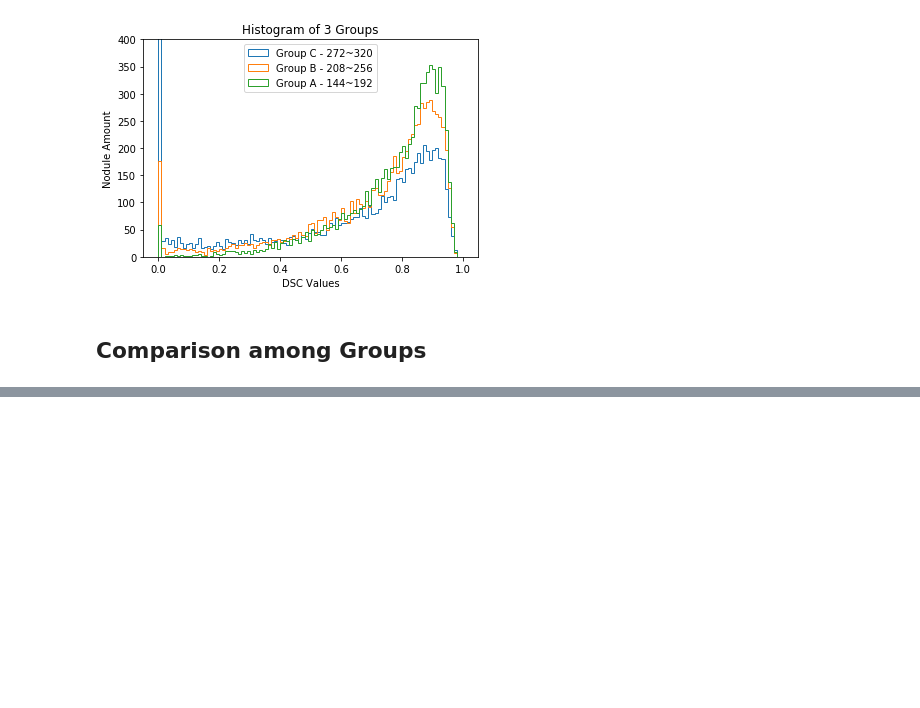
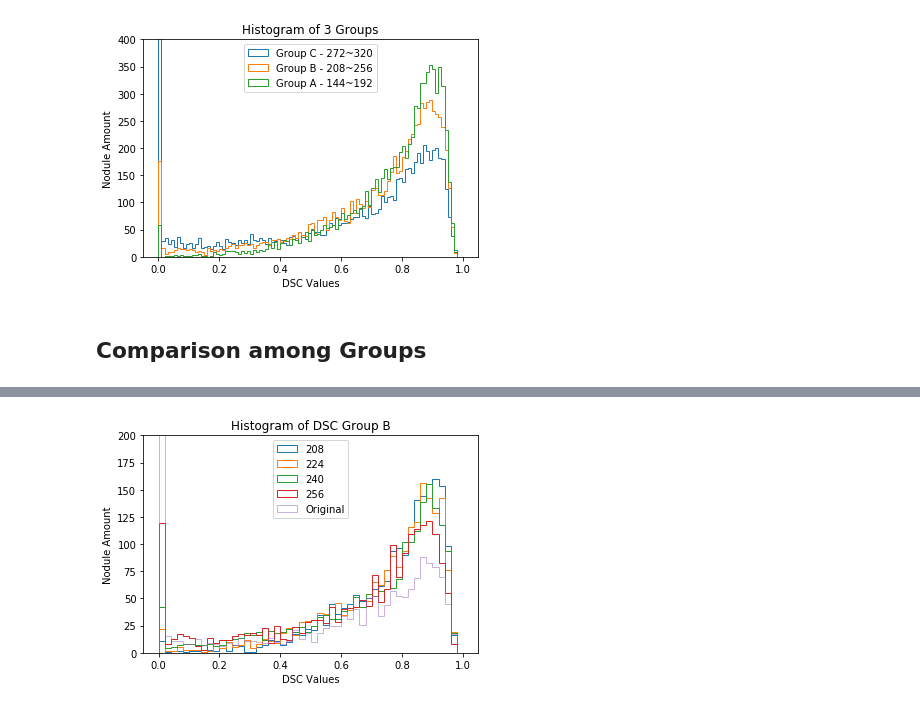
Before and after one commit to Hydragon516/EEE4610, a Jupyter notebook: visualization/DSC Histogram/DSC_Groups.ipynb, the cells around one changed output, grey strips where cells are left out. Drawn from its saved outputs; the diff is of its cells as text; code cells hidden in the pictures; blank space fills up the shorter version.

```diff
--- a/visualization/DSC Histogram/DSC_Groups.ipynb
+++ b/visualization/DSC Histogram/DSC_Groups.ipynb
@@ -110,0 +110,4 @@ print(np.mean(DSC_list_A[0:i]), np.mean(DSC_list_A[i:2*i]),
+# %%
+Group_Plot(DSC_list_B, 'B', lst_B )
+# %% [output]
+[figure, added]
```
Also changed, not shown: parts of 22 cells of this notebook.
